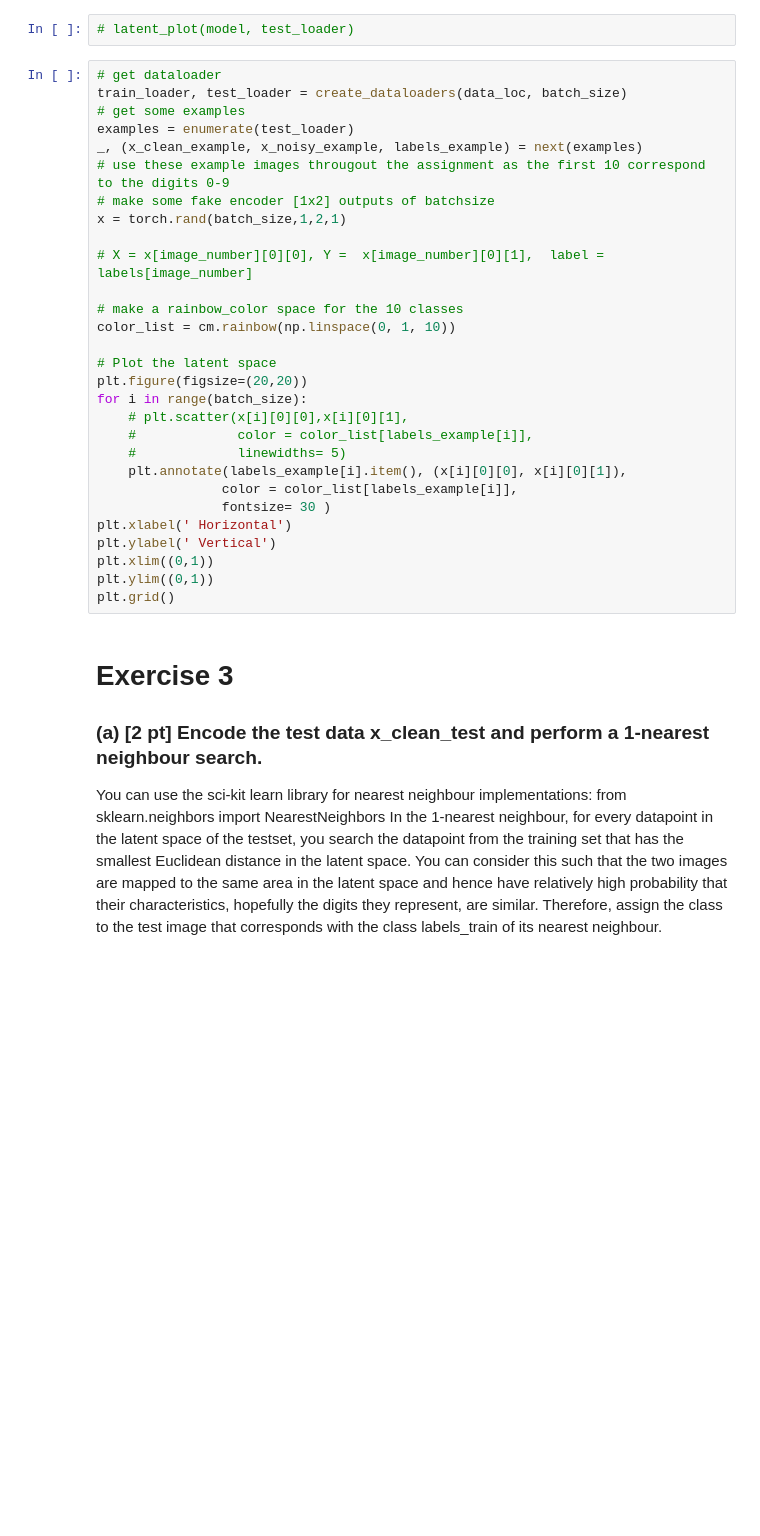
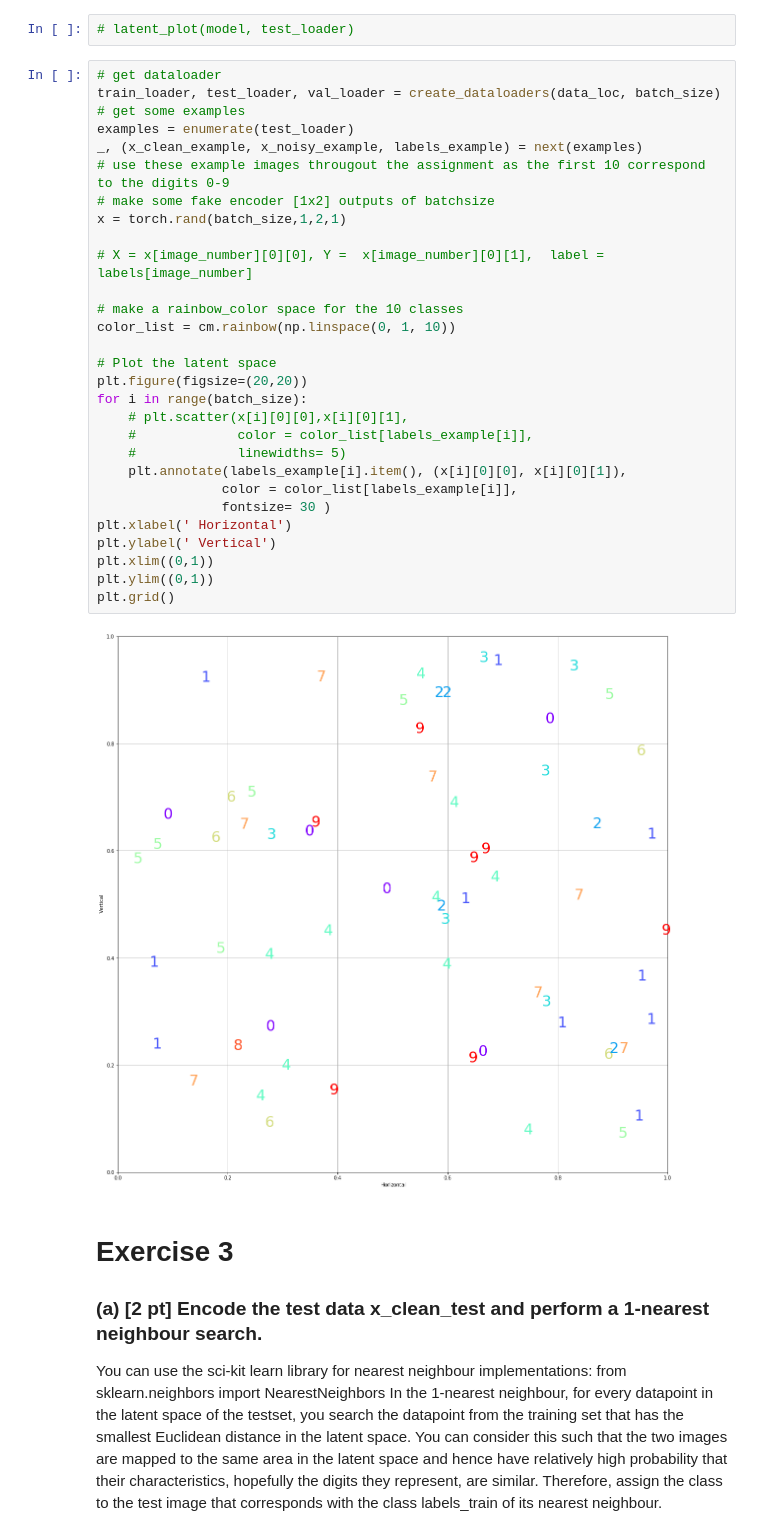
Before and after one commit to Yikeru/5LSL0, a Jupyter notebook: Assignment 3/autoencoder.ipynb, the cells around one changed output. Drawn from its saved outputs; the diff is of its cells as text; blank space fills up the shorter version.

```diff
--- a/Assignment 3/autoencoder.ipynb
+++ b/Assignment 3/autoencoder.ipynb
@@ -394,33 +398,35 @@ plt.grid()
 # latent_plot(model, test_loader)
 # %%
 # get dataloader
-train_loader, test_loader = create_dataloaders(data_loc, batch_size)
+train_loader, test_loader, val_loader = create_dataloaders(data_loc, batch_size)
 # get some examples
 examples = enumerate(test_loader)
 _, (x_clean_example, x_noisy_example, labels_example) = next(examples)
 # use these example images througout the assignment as the first 10 correspond to the digits 0-9
 # make some fake encoder [1x2] outputs of batchsize
 x = torch.rand(batch_size,1,2,1)
 
 # X = x[image_number][0][0], Y =  x[image_number][0][1],  label = labels[image_number]
 
 # make a rainbow_color space for the 10 classes
 color_list = cm.rainbow(np.linspace(0, 1, 10))
 
 # Plot the latent space
 plt.figure(figsize=(20,20))
 for i in range(batch_size):
     # plt.scatter(x[i][0][0],x[i][0][1],
     #             color = color_list[labels_example[i]],
     #             linewidths= 5)
     plt.annotate(labels_example[i].item(), (x[i][0][0], x[i][0][1]),
                 color = color_list[labels_example[i]],
                 fontsize= 30 )
 plt.xlabel(' Horizontal')
 plt.ylabel(' Vertical')
 plt.xlim((0,1))
 plt.ylim((0,1))
 plt.grid()
+# %% [output]
+[figure, added]
 # %% [markdown]
 # Exercise 3
 ### (a) [2 pt]  Encode the test data x_clean_test and perform a 1-nearest neighbour search.
```
Also changed, not shown: parts of 12 cells of this notebook, 6 other files.
